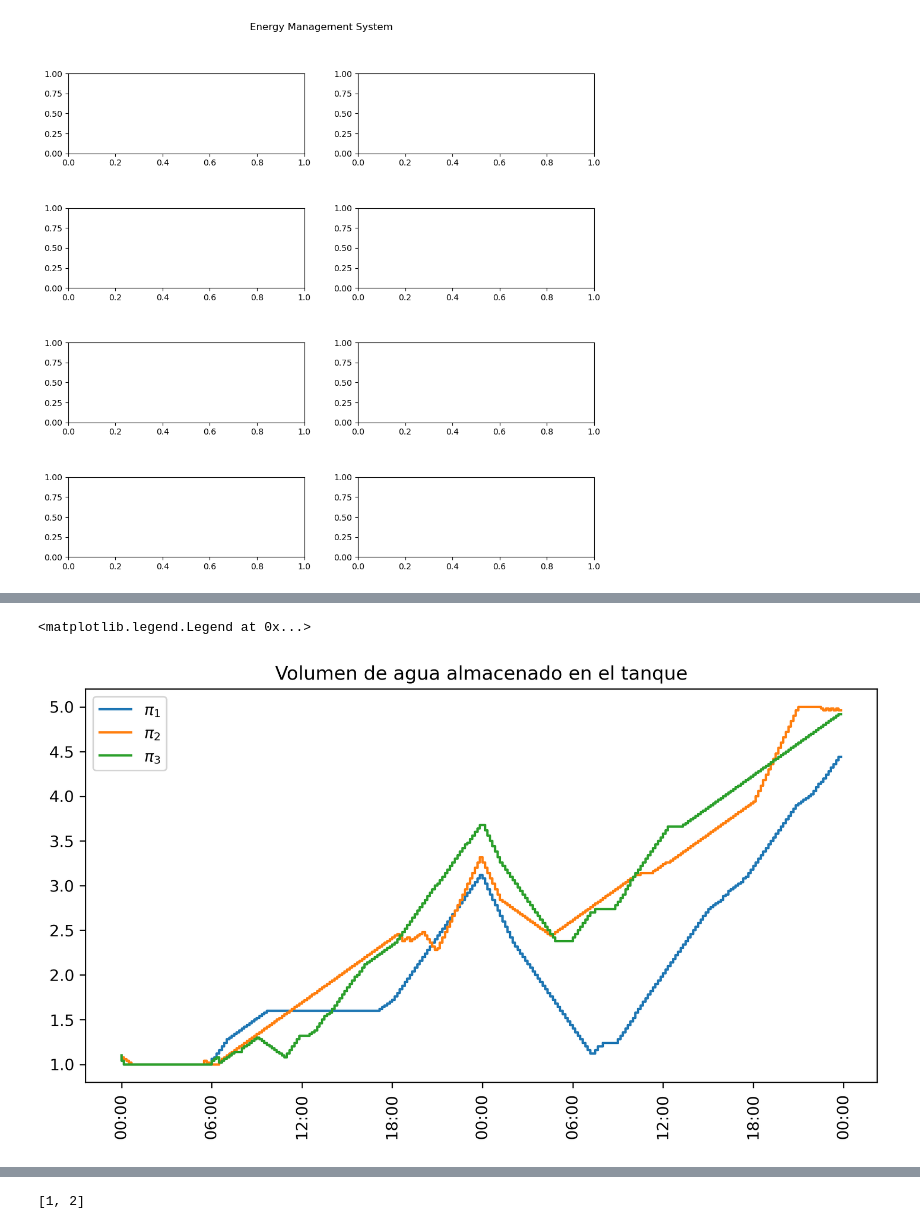
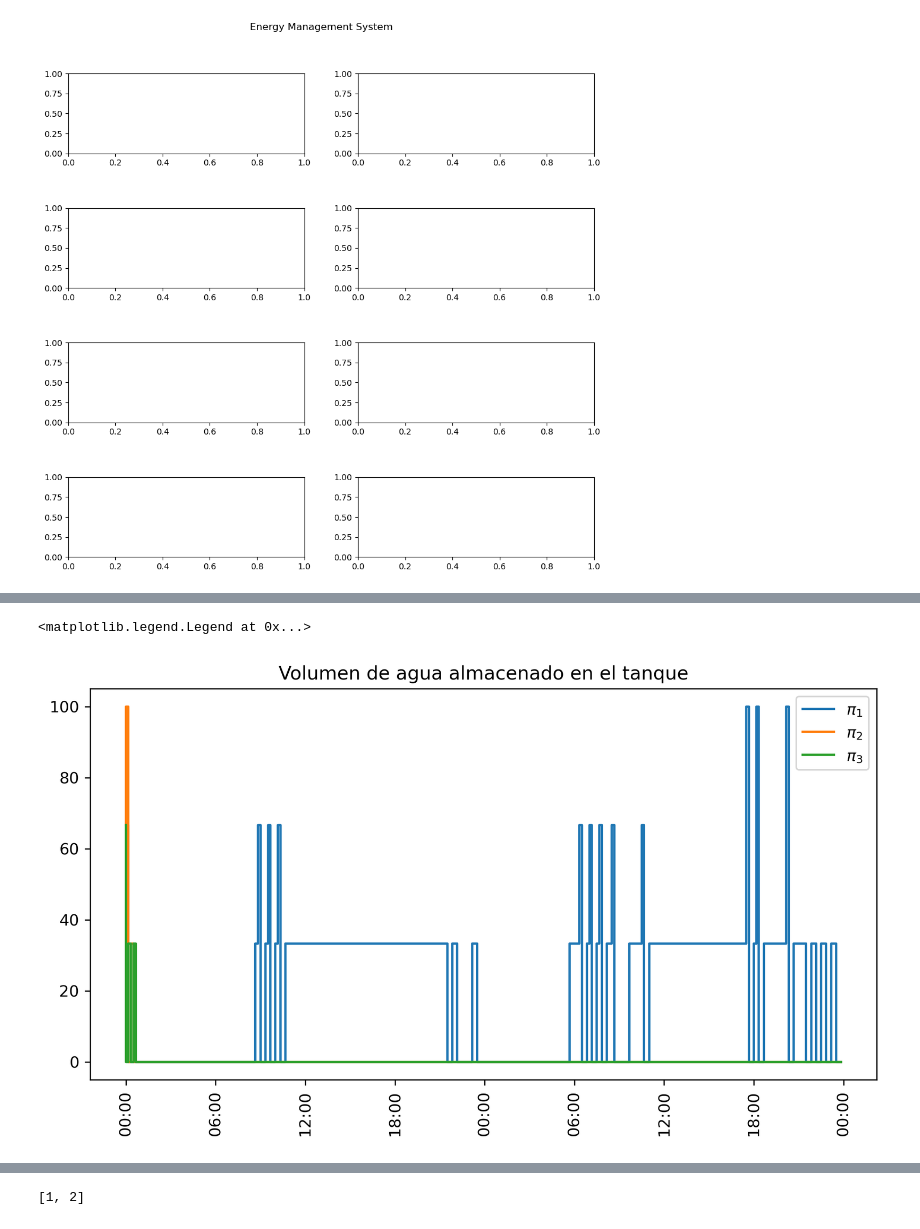
Before and after one commit to Claudio-zb/RL_WEF_MS, a Jupyter notebook: plotting_ems.ipynb, the cells around one changed output, grey strips where cells are left out. Saved outputs shown, nothing was run; the diff lists cells and outputs as text; code cells hidden in the pictures.

```diff
--- a/plotting_ems.ipynb
+++ b/plotting_ems.ipynb
@@ -194,12 +191,13 @@ time_range = mdates.date2num(time_range)
 fig, ax = plt.subplots(dpi=300)
 fig.set_size_inches(9.0, 4.5)
 
-for i, result in enumerate(results):
-    ax.step(time_range, result[0][:-1,2], label = f"$\pi_{i+1}$")
+for i, result in enumerate(results[0:1]):
+    ax.step(time_range, np.diff(result[0][:,2]), label = f"$\pi_{i+1}$")
+    ax.step(time_range, result[0][:-1,8], label = f"$\pi_{i+1}$")
 plt.xticks(rotation=90)
 time_format = mdates.DateFormatter('%H:%M')
 ax.xaxis.set_major_formatter(time_format)
-plt.title("SoE")
+plt.title("Pbat")
 plt.legend()
 fig.tight_layout()
 # %% [output]
@@ -213,7 +211,7 @@ time_range = mdates.date2num(time_range)
 fig, ax = plt.subplots(dpi=300)
 fig.set_size_inches(9.0, 4.5)
 for idx, result in enumerate(results):
-    energy_balance = result[0][:-1,9] + result[0][:-1,10]
+    energy_balance = result[0][:-1,6] - result[0][:-1,7] - result[1][:,1]*20/1000
     ax.step(time_range, energy_balance, label = f"$\pi_{idx+1}$")
 
 time_format = mdates.DateFormatter('%H:%M')
@@ -232,7 +230,7 @@ time_range = mdates.date2num(time_range)
 fig, ax = plt.subplots(dpi=300)
 fig.set_size_inches(9.0, 4.5)
 for idx, result in enumerate(results):
-    ax.step(time_range, result[0][:-1,1], label = f"$\pi_{idx+1}$")
+    ax.step(time_range, result[0][:-1,4], label = f"$\pi_{idx+1}$")
 time_format = mdates.DateFormatter('%H:%M')
 ax.xaxis.set_major_formatter(time_format)
 plt.xticks(rotation=90)
@@ -243,0 +242,14 @@ plt.legend()
+# %%
+start_time = datetime.datetime(2021, 1, 1, 0, 0)
+time_range = [start_time + datetime.timedelta(minutes=10*i) for i in range(2*24*6)]
+time_range = mdates.date2num(time_range)
+
+fig, ax = plt.subplots(dpi=300)
+fig.set_size_inches(9.0, 4.5)
+for idx, result in enumerate(results):
+    ax.step(time_range, (result[1][:,1])*20/1000, label = f"$\pi_{idx+1}$")
+time_format = mdates.DateFormatter('%H:%M')
+ax.xaxis.set_major_formatter(time_format)
+plt.xticks(rotation=90)
+plt.title("Volumen de agua almacenado en el tanque")
+plt.legend()
@@ -244,17 +259,17 @@ plt.legend()
 # %%
 start_time = datetime.datetime(2021, 1, 1, 0, 0)
 time_range = [start_time + datetime.timedelta(minutes=10*i) for i in range(2*24*6)]
 time_range = mdates.date2num(time_range)
 
 fig, ax = plt.subplots(dpi=300)
 fig.set_size_inches(9.0, 4.5)
 for idx, result in enumerate(results):
-    ax.step(time_range, result[0][:-1,1], label = f"$\pi_{idx+1}$")
+    ax.step(time_range, result[0][:-1,5], label = f"$\pi_{idx+1}$")
 time_format = mdates.DateFormatter('%H:%M')
 ax.xaxis.set_major_formatter(time_format)
 plt.xticks(rotation=90)
 plt.title("Volumen de agua almacenado en el tanque")
 plt.legend()
 # %% [output]
 <matplotlib.legend.Legend at 0x...>
-[figure, old version]
+[figure, new version]
```
Also changed, not shown: parts of 13 cells of this notebook, 4 other files.
